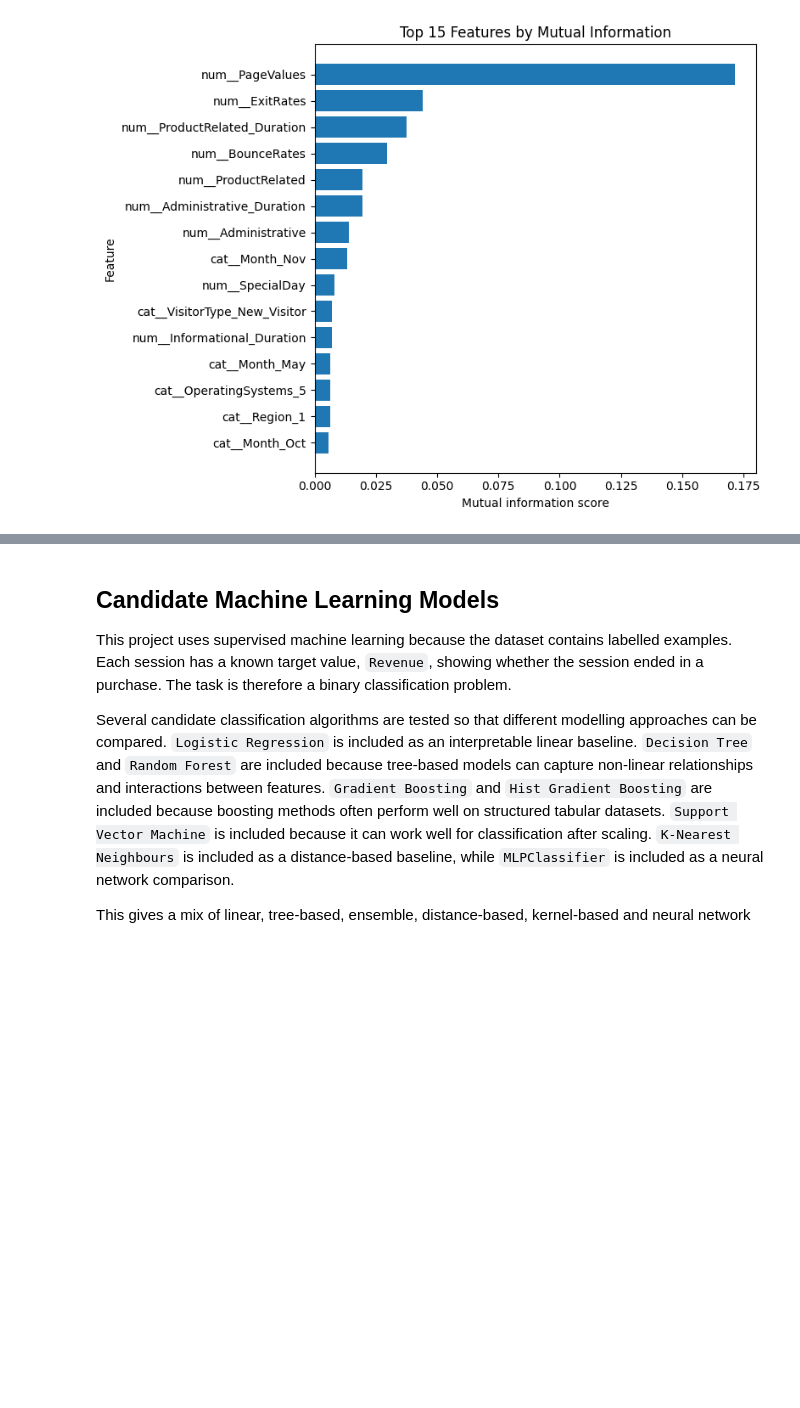
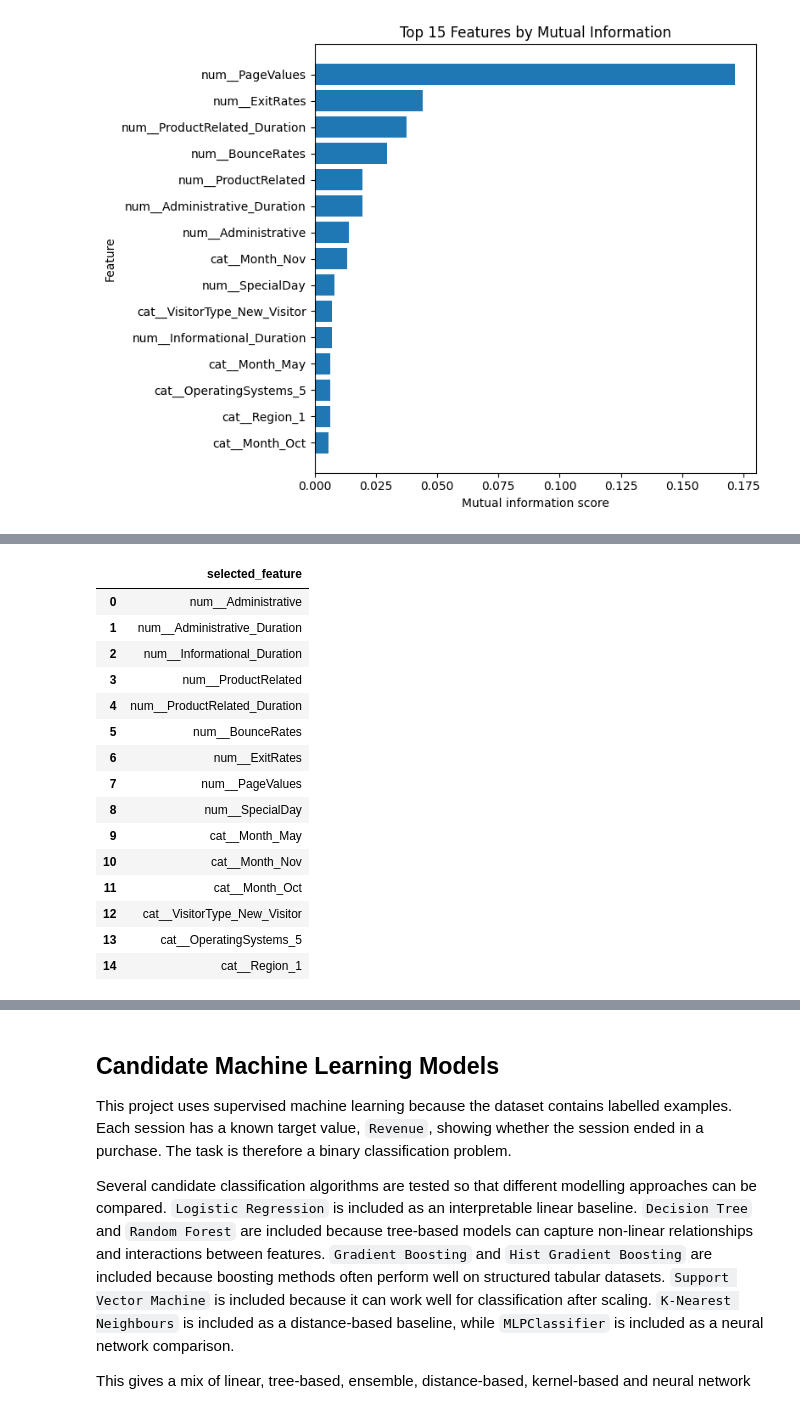
Before and after one commit to tehillabroder/online-purchase-conversion-audit, a Jupyter notebook: notebooks/aml_online_shoppers.ipynb, the cells around one changed output, grey strips where cells are left out. Cells and saved outputs as stored; diff of their text form; code cells hidden in the pictures; blank space fills up the shorter version.

```diff
--- a/notebooks/aml_online_shoppers.ipynb
+++ b/notebooks/aml_online_shoppers.ipynb
@@ -535,0 +636,39 @@ The selected-feature models show that a smaller feature set can keep similar per
+# %%
+# Inspect the fitted selector from one selected-feature pipeline.
+# The selected feature list should be the same because the selector uses the same training data.
+selected_pipeline = selected_feature_pipelines["Hist Gradient Boosting selected features"]
+
+processed_feature_names = (
+    selected_pipeline
+    .named_steps["preprocessor"]
+    .get_feature_names_out()
+)
+
+selected_mask = (
+    selected_pipeline
+    .named_steps["feature_selection"]
+    .get_support()
+)
+
+selected_features_df = pd.DataFrame({
+    "selected_feature": processed_feature_names[selected_mask]
+})
+
+selected_features_df
+# %% [output]
+|  | selected_feature |
+| 0 | num__Administrative |
+| 1 | num__Administrative_Duration |
+| 2 | num__Informational_Duration |
+| 3 | num__ProductRelated |
+| 4 | num__ProductRelated_Duration |
+| 5 | num__BounceRates |
+| 6 | num__ExitRates |
+| 7 | num__PageValues |
+| 8 | num__SpecialDay |
+| 9 | cat__Month_May |
+| 10 | cat__Month_Nov |
+| 11 | cat__Month_Oct |
+| 12 | cat__VisitorType_New_Visitor |
+| 13 | cat__OperatingSystems_5 |
+| 14 | cat__Region_1 |
```
Also changed, not shown: parts of 9 cells of this notebook.
